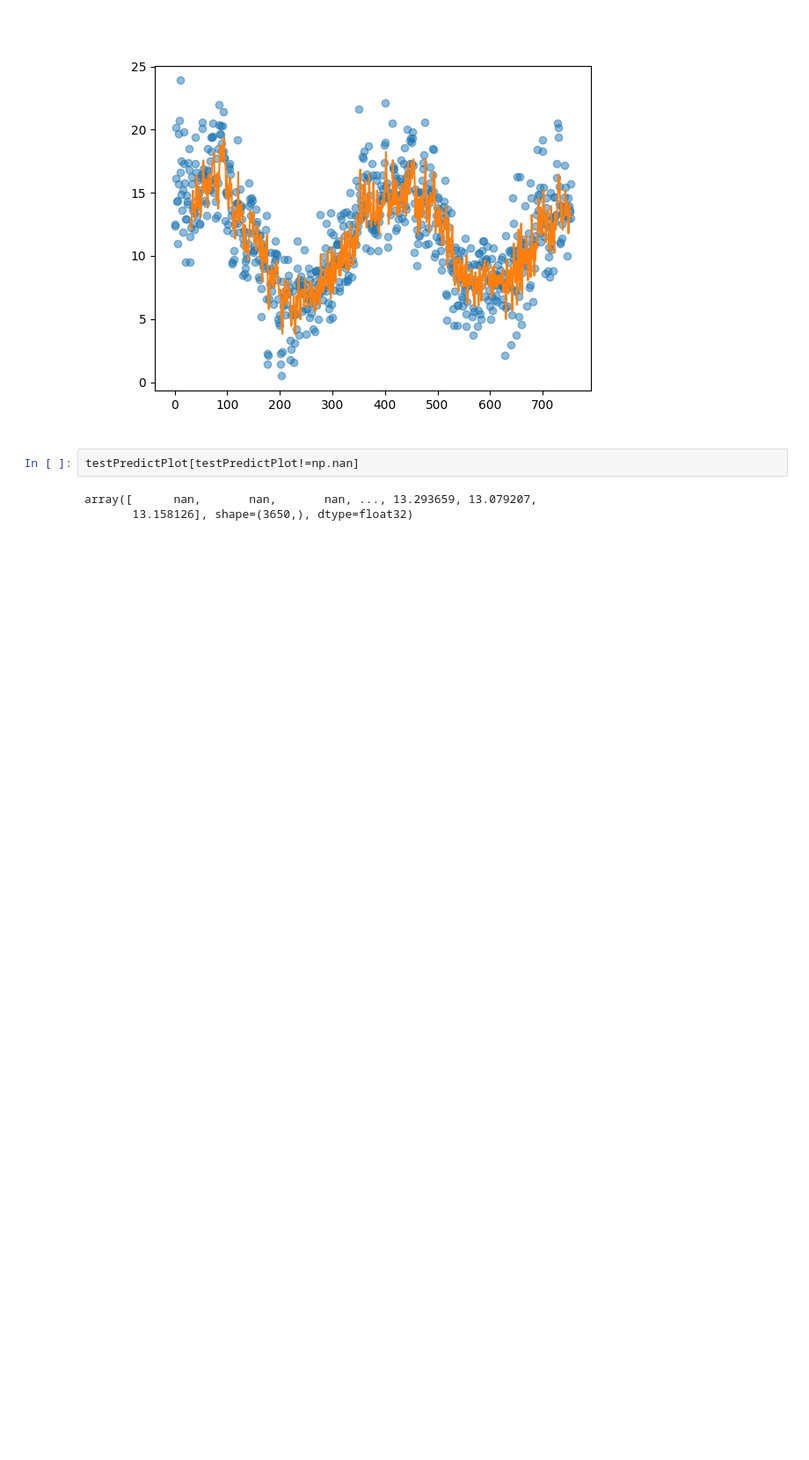
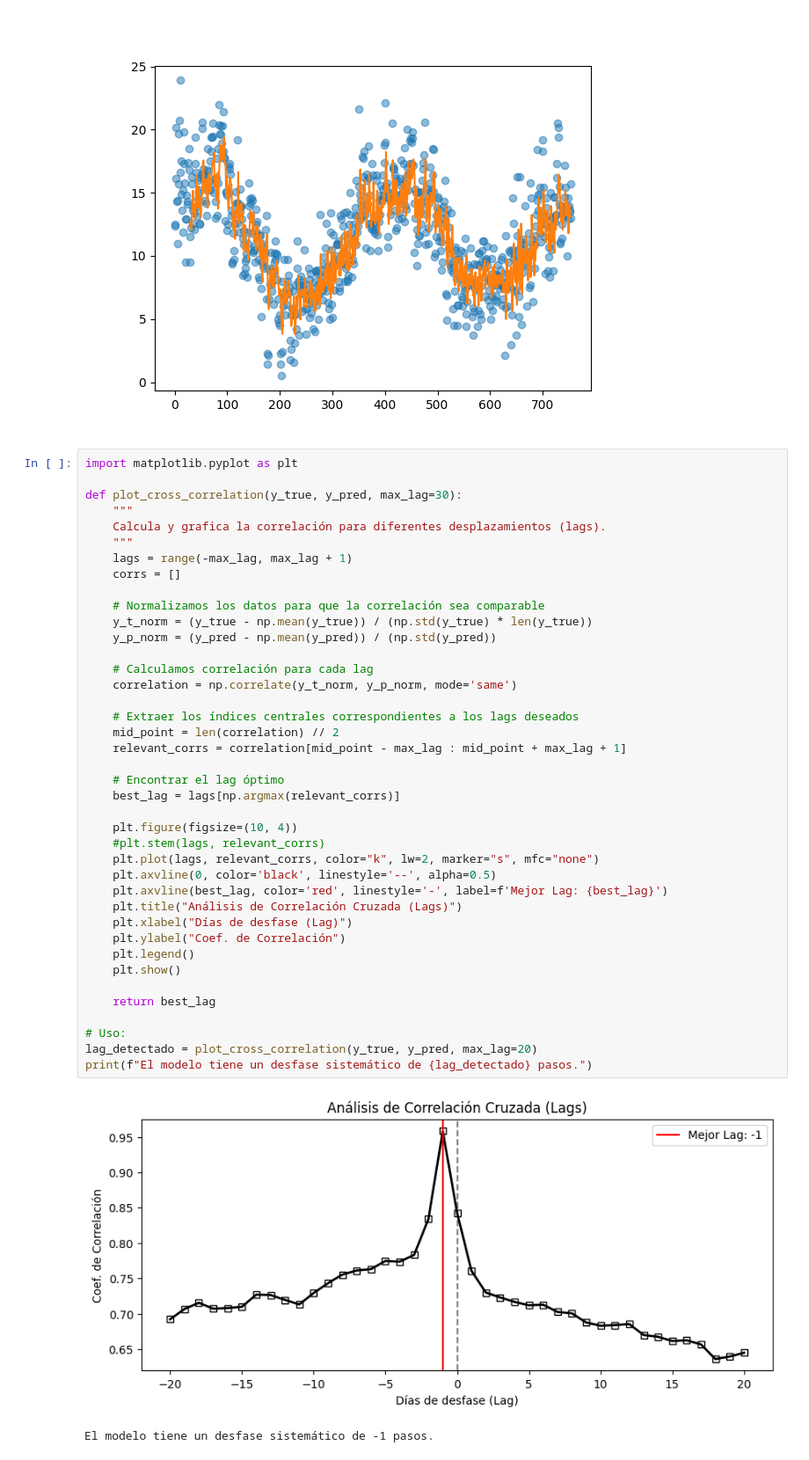
Before and after one commit to aldarco/lstm_project, a Jupyter notebook: lstm_imp2.ipynb, the cells around one changed output. Shown at 88% size. Cells and saved outputs as stored; diff of their text form; blank space fills up the shorter version.

```diff
--- a/lstm_imp2.ipynb
+++ b/lstm_imp2.ipynb
@@ -154,7 +213,45 @@ plt.plot(testPredictPlot[train_size:])
 [<matplotlib.lines.Line2D at 0x...>]
 [figure]
 # %%
-testPredictPlot[testPredictPlot!=np.nan]
+import matplotlib.pyplot as plt
+
+def plot_cross_correlation(y_true, y_pred, max_lag=30):
+    """
+    Calcula y grafica la correlación para diferentes desplazamientos (lags).
+    """
+    lags = range(-max_lag, max_lag + 1)
+    corrs = []
+
+    # Normalizamos los datos para que la correlación sea comparable
+    y_t_norm = (y_true - np.mean(y_true)) / (np.std(y_true) * len(y_true))
+    y_p_norm = (y_pred - np.mean(y_pred)) / (np.std(y_pred))
+
+    # Calculamos correlación para cada lag
+    correlation = np.correlate(y_t_norm, y_p_norm, mode='same')
+
+    # Extraer los índices centrales correspondientes a los lags deseados
+    mid_point = len(correlation) // 2
+    relevant_corrs = correlation[mid_point - max_lag : mid_point + max_lag + 1]
+
+    # Encontrar el lag óptimo
+    best_lag = lags[np.argmax(relevant_corrs)]
+
+    plt.figure(figsize=(10, 4))
+    #plt.stem(lags, relevant_corrs)
+    plt.plot(lags, relevant_corrs, color="k", lw=2, marker="s", mfc="none")
+    plt.axvline(0, color='black', linestyle='--', alpha=0.5)
+    plt.axvline(best_lag, color='red', linestyle='-', label=f'Mejor Lag: {best_lag}')
+    plt.title("Análisis de Correlación Cruzada (Lags)")
+    plt.xlabel("Días de desfase (Lag)")
+    plt.ylabel("Coef. de Correlación")
+    plt.legend()
+    plt.show()
+
+    return best_lag
+
+# Uso:
+lag_detectado = plot_cross_correlation(y_true, y_pred, max_lag=20)
+print(f"El modelo tiene un desfase sistemático de {lag_detectado} pasos.")
 # %% [output]
+[figure, added]
-array([      nan,       nan,       nan, ..., 13.293659, 13.079207,
-       13.158126], shape=(3650,), dtype=float32)
+El modelo tiene un desfase sistemático de -1 pasos.
```
Also changed, not shown: parts of 11 cells of this notebook.
